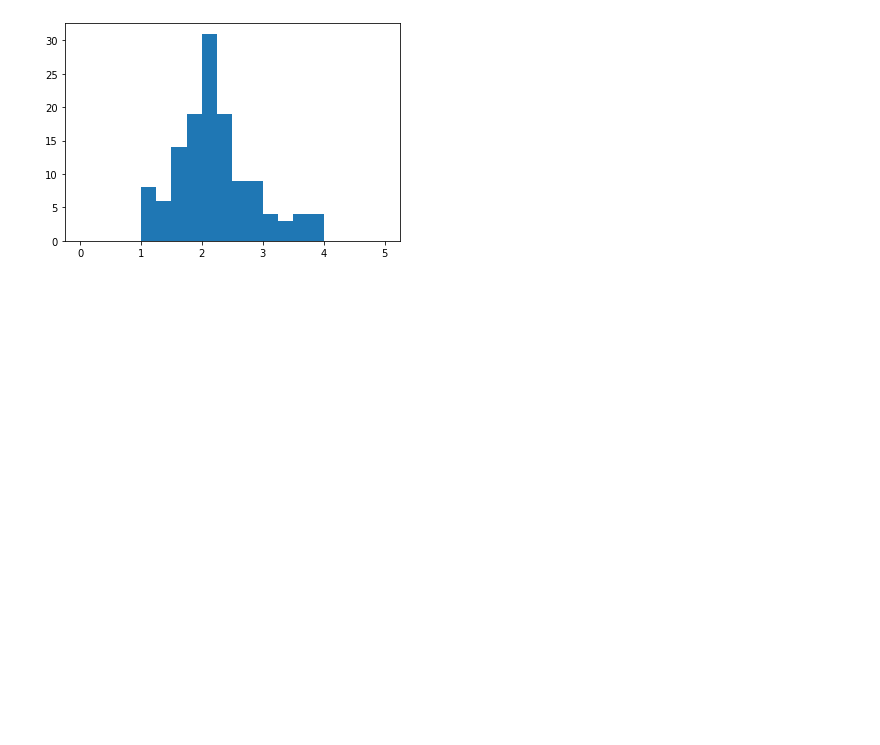
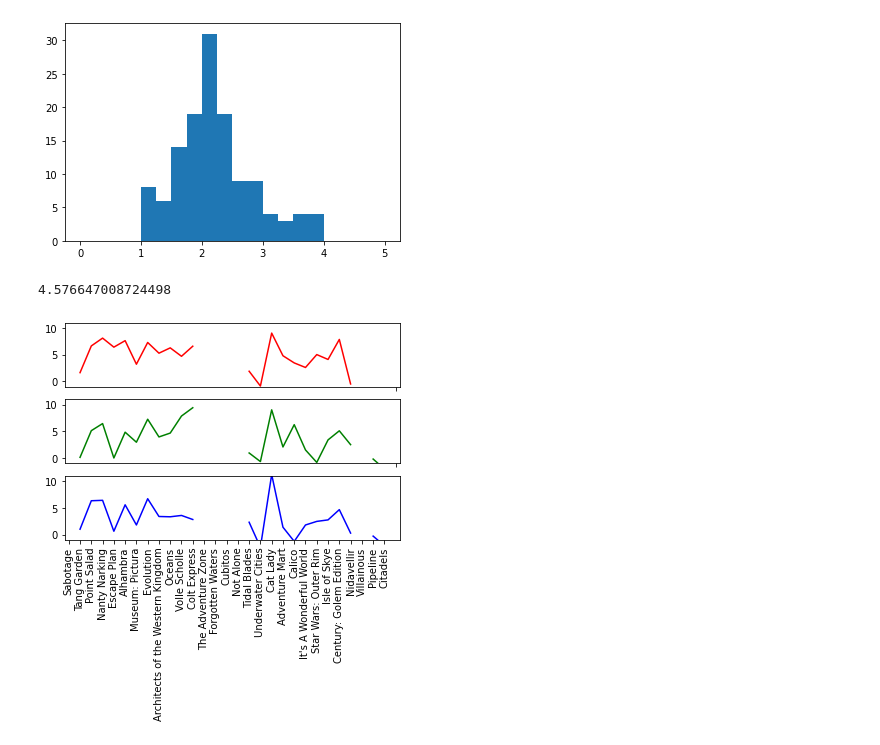
Before and after one commit to PNJaenichen/PNJaenichen.github.io, a Jupyter notebook: projects/firstTurnData/FTDataAnalysis.ipynb, the cells around one changed output. Drawn from its saved outputs; the diff is of its cells as text; code cells hidden in the pictures; blank space fills up the shorter version.

```diff
--- a/projects/firstTurnData/FTDataAnalysis.ipynb
+++ b/projects/firstTurnData/FTDataAnalysis.ipynb
@@ -60,3 +66,27 @@ plt.hist(user_data['complexity'],range=(0,5),bins=20)
 plt.show()
 # %% [output]
 [figure]
+# %%
+season_one = user_data[(user_data['season'] == 1) & (user_data['all_played'] == 'yes') & (user_data['min_normal'].notnull()) ]
+season_two = user_data[(user_data['season'] == 2) & (user_data['all_played'] == 'yes')]
+season_three = user_data[(user_data['season'] == 3) & (user_data['all_played'] == 'yes')]
+print(np.mean(season_one['eric_score_adjusted']))
+plt.figure()
+
+plt.subplot(311)
+plt.plot(season_three['game'], season_three['eric_score_adjusted'], color='red')
+plt.plot(np.mean(sea))
+plt.xticks('')
+plt.ylim(-1,11)
+plt.subplot(312)
+plt.plot(season_three['game'], season_three['kiwi_score_adjusted'], color='green')
+plt.xticks('')
+plt.ylim(-1,11)
+plt.subplot(313)
+plt.plot(season_three['game'], season_three['bp_score_adjusted'], color='blue')
+plt.xticks(rotation = 90)
+plt.ylim(-1,11)
+plt.show()
+# %% [output]
+4.576647008724498
+[figure, added]
```
Also changed, not shown: parts of 4 cells of this notebook.
